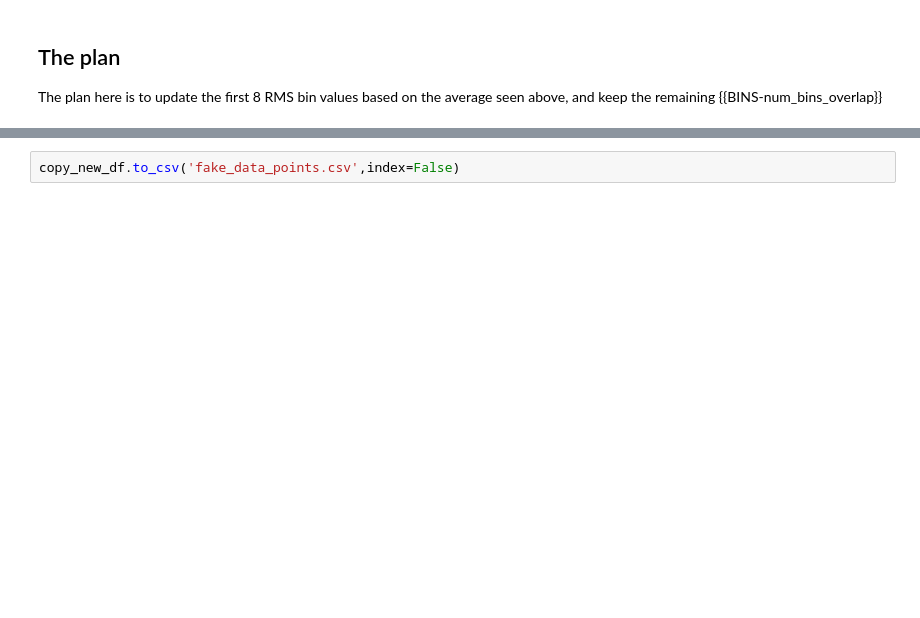
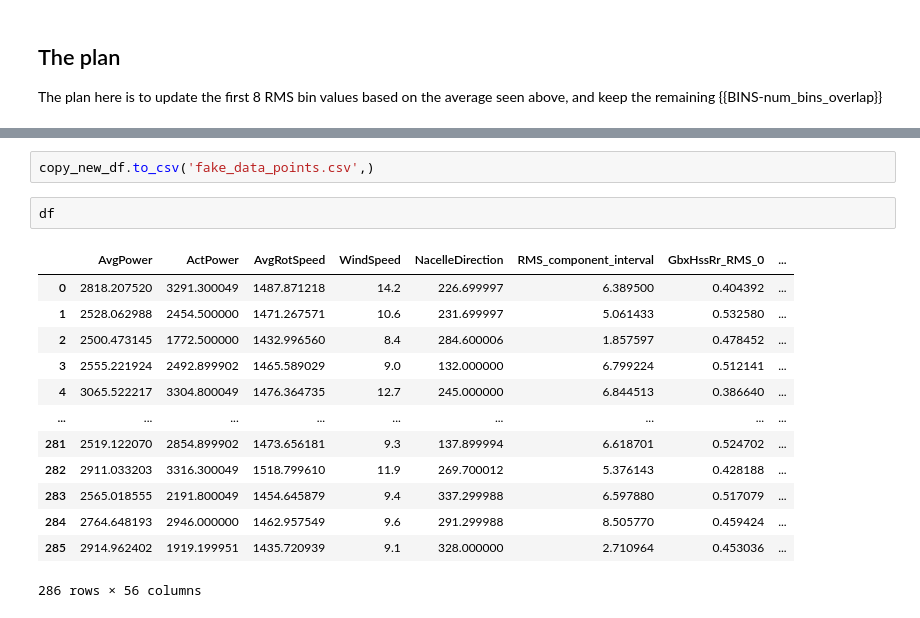
Before and after one commit to StianIsmar/master-thesis, a Jupyter notebook: src/utils/outlier_creation_wt02.ipynb, the cells around one changed output, grey strips where cells are left out. Cells and saved outputs as stored; diff of their text form; blank space fills up the shorter version.

```diff
--- a/src/utils/outlier_creation_wt02.ipynb
+++ b/src/utils/outlier_creation_wt02.ipynb
@@ -279,2 +252,18 @@ Row: 9 The sum for the first 8 rms is: 66.30513738844019
 # %%
-copy_new_df.to_csv('fake_data_points.csv',index=False)
+copy_new_df.to_csv('fake_data_points.csv',)
+# %%
+df
+# %% [output]
+|  | AvgPower | ActPower | AvgRotSpeed | WindSpeed | NacelleDirection | RMS_component_interval | GbxHssRr_RMS_0 | ... |
+| 0 | 2818.207520 | 3291.300049 | 1487.871218 | 14.2 | 226.699997 | 6.389500 | 0.404392 | ... |
+| 1 | 2528.062988 | 2454.500000 | 1471.267571 | 10.6 | 231.699997 | 5.061433 | 0.532580 | ... |
+| 2 | 2500.473145 | 1772.500000 | 1432.996560 | 8.4 | 284.600006 | 1.857597 | 0.478452 | ... |
+| 3 | 2555.221924 | 2492.899902 | 1465.589029 | 9.0 | 132.000000 | 6.799224 | 0.512141 | ... |
+| 4 | 3065.522217 | 3304.800049 | 1476.364735 | 12.7 | 245.000000 | 6.844513 | 0.386640 | ... |
+| ... | ... | ... | ... | ... | ... | ... | ... | ... |
+| 281 | 2519.122070 | 2854.899902 | 1473.656181 | 9.3 | 137.899994 | 6.618701 | 0.524702 | ... |
+| 282 | 2911.033203 | 3316.300049 | 1518.799610 | 11.9 | 269.700012 | 5.376143 | 0.428188 | ... |
+| 283 | 2565.018555 | 2191.800049 | 1454.645879 | 9.4 | 337.299988 | 6.597880 | 0.517079 | ... |
+| 284 | 2764.648193 | 2946.000000 | 1462.957549 | 9.6 | 291.299988 | 8.505770 | 0.459424 | ... |
+| 285 | 2914.962402 | 1919.199951 | 1435.720939 | 9.1 | 328.000000 | 2.710964 | 0.453036 | ... |
+286 rows × 56 columns
```
Also changed, not shown: parts of 19 cells of this notebook.
